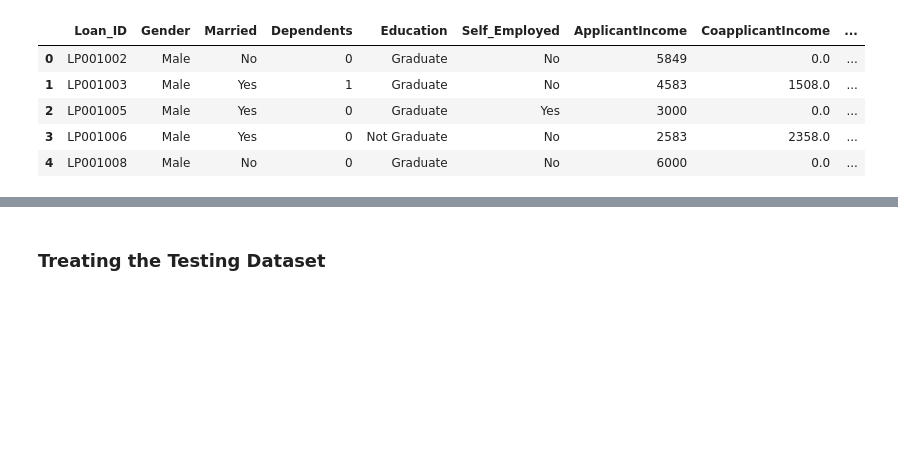
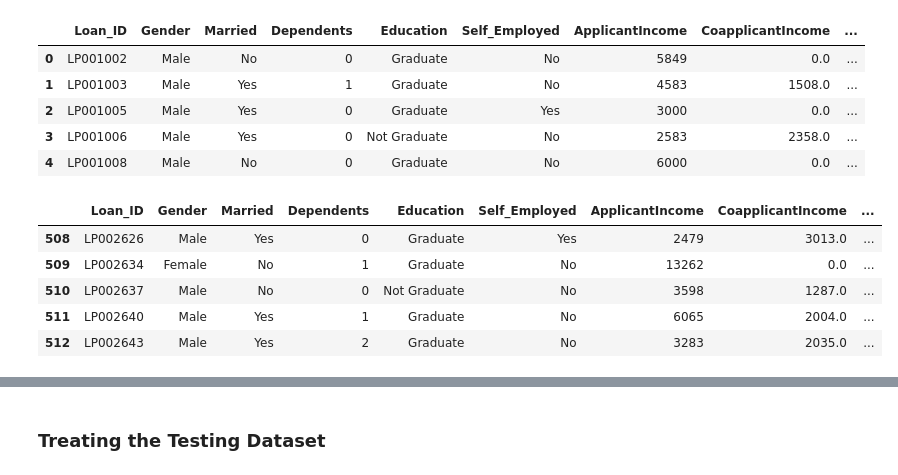
Before and after one commit to allaalmouiz/loan_acceptance_prediction, a Jupyter notebook: Loan_Acceptance_Prediction_Challange_AlaaAlmouiz(S2026_176).ipynb, the cells around one changed output, grey strips where cells are left out. Drawn from its saved outputs; the diff is of its cells as text; code cells hidden in the pictures; blank space fills up the shorter version.

```diff
--- a/Loan_Acceptance_Prediction_Challange_AlaaAlmouiz(S2026_176).ipynb
+++ b/Loan_Acceptance_Prediction_Challange_AlaaAlmouiz(S2026_176).ipynb
@@ -87,3 +115,13 @@ train_df.head()
 | 2 | LP001005 | Male | Yes | 0 | Graduate | Yes | 3000 | 0.0 | ... |
 | 3 | LP001006 | Male | Yes | 0 | Not Graduate | No | 2583 | 2358.0 | ... |
 | 4 | LP001008 | Male | No | 0 | Graduate | No | 6000 | 0.0 | ... |
+# %%
+# Showing the last 5 samples
+train_df.tail()
+# %% [output]
+|  | Loan_ID | Gender | Married | Dependents | Education | Self_Employed | ApplicantIncome | CoapplicantIncome | ... |
+| 508 | LP002626 | Male | Yes | 0 | Graduate | Yes | 2479 | 3013.0 | ... |
+| 509 | LP002634 | Female | No | 1 | Graduate | No | 13262 | 0.0 | ... |
+| 510 | LP002637 | Male | No | 0 | Not Graduate | No | 3598 | 1287.0 | ... |
+| 511 | LP002640 | Male | Yes | 1 | Graduate | No | 6065 | 2004.0 | ... |
+| 512 | LP002643 | Male | Yes | 2 | Graduate | No | 3283 | 2035.0 | ... |
```
Also changed, not shown: parts of 19 cells of this notebook.
